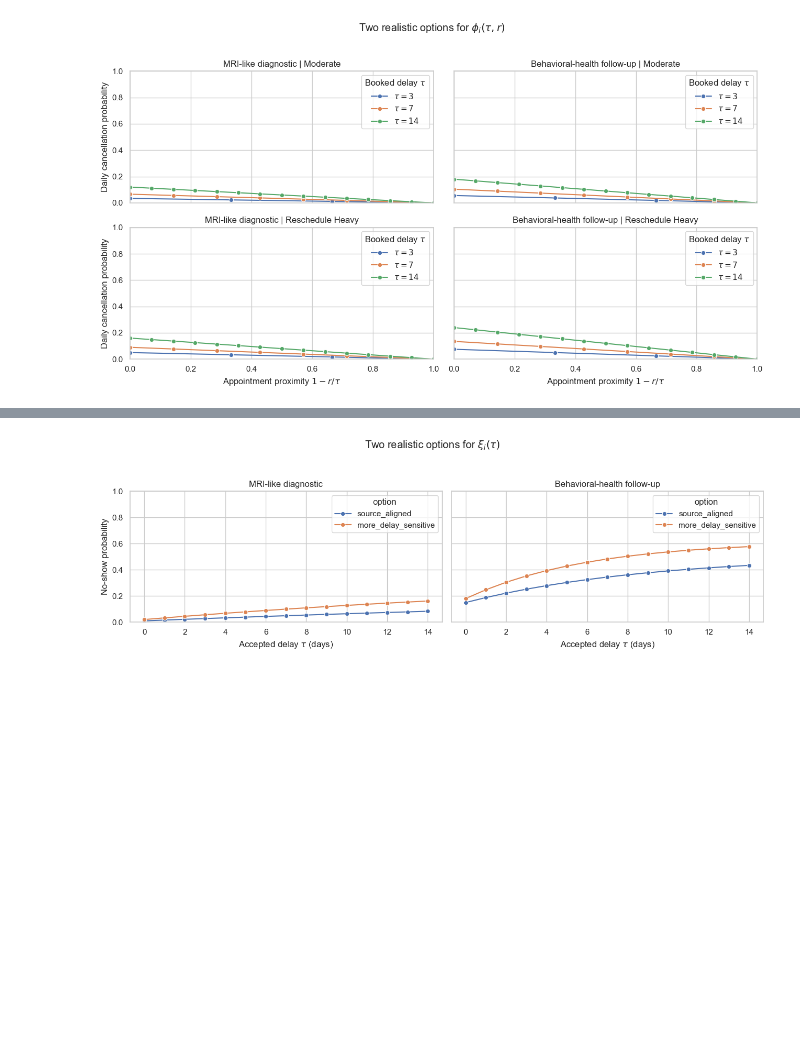
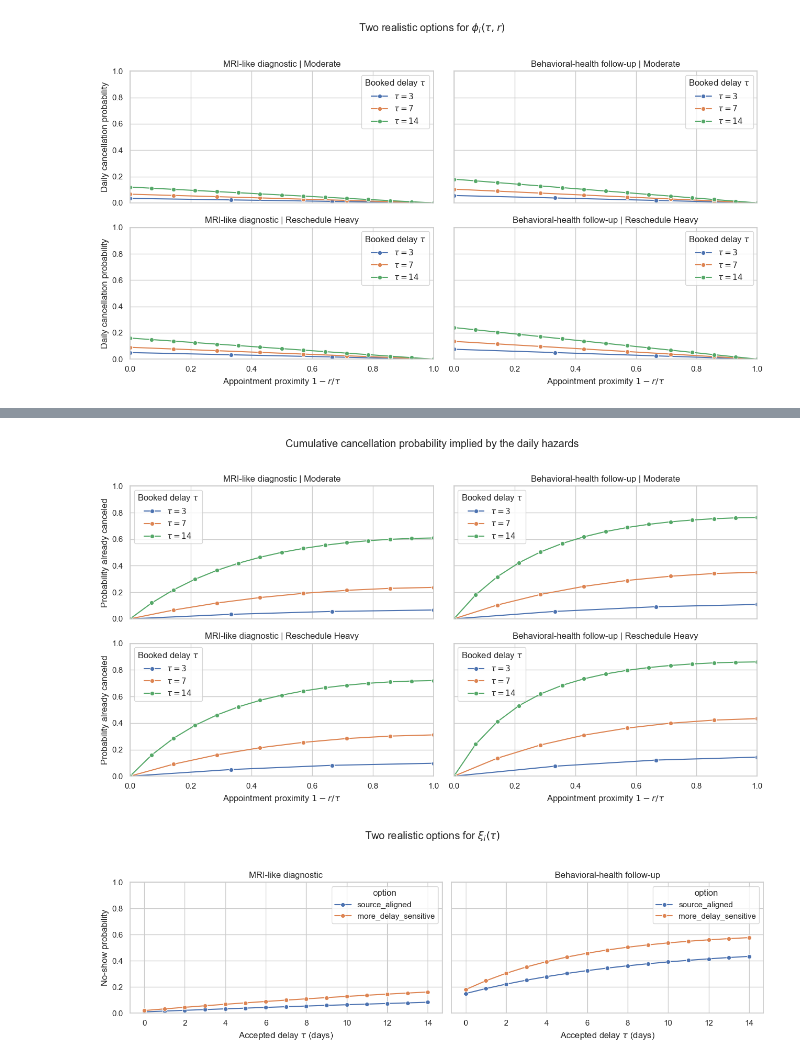
Before and after one commit to alexandre-sdd/research_cuimc_queuing, a Jupyter notebook: Notebooks/behavior_functions.ipynb, the cells around one changed output, grey strips where cells are left out. Cells and saved outputs as stored; diff of their text form; code cells hidden in the pictures; blank space fills up the shorter version.

```diff
--- a/Notebooks/behavior_functions.ipynb
+++ b/Notebooks/behavior_functions.ipynb
@@ -242,3 +306,7 @@ plot_cancellation_options()
+# %%
+plot_cumulative_cancellation_options()
+# %% [output]
+[figure, added]
 # %%
 plot_tau_family_options(
     family="no_show",
```
Also changed, not shown: parts of 3 cells of this notebook, 3 other files.
